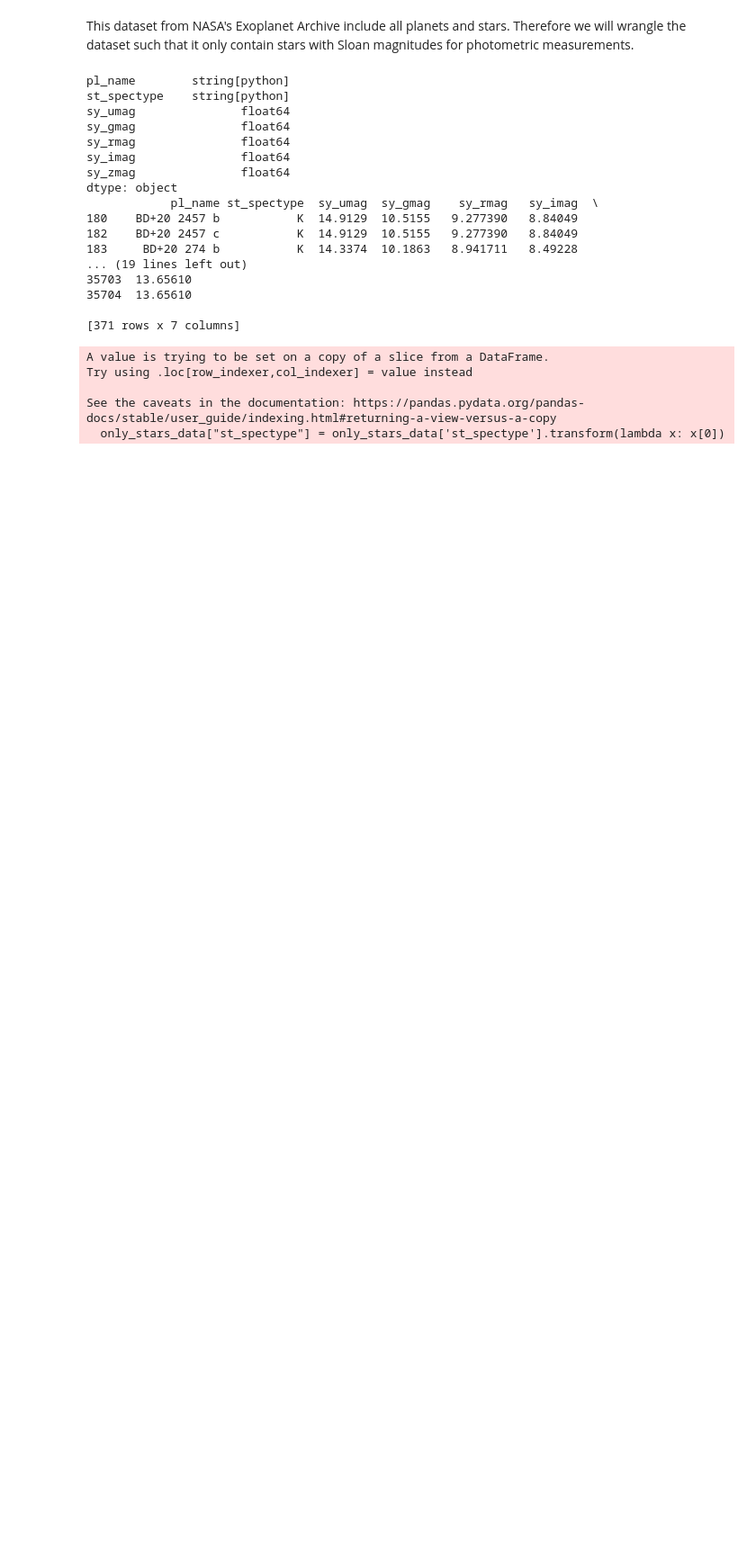
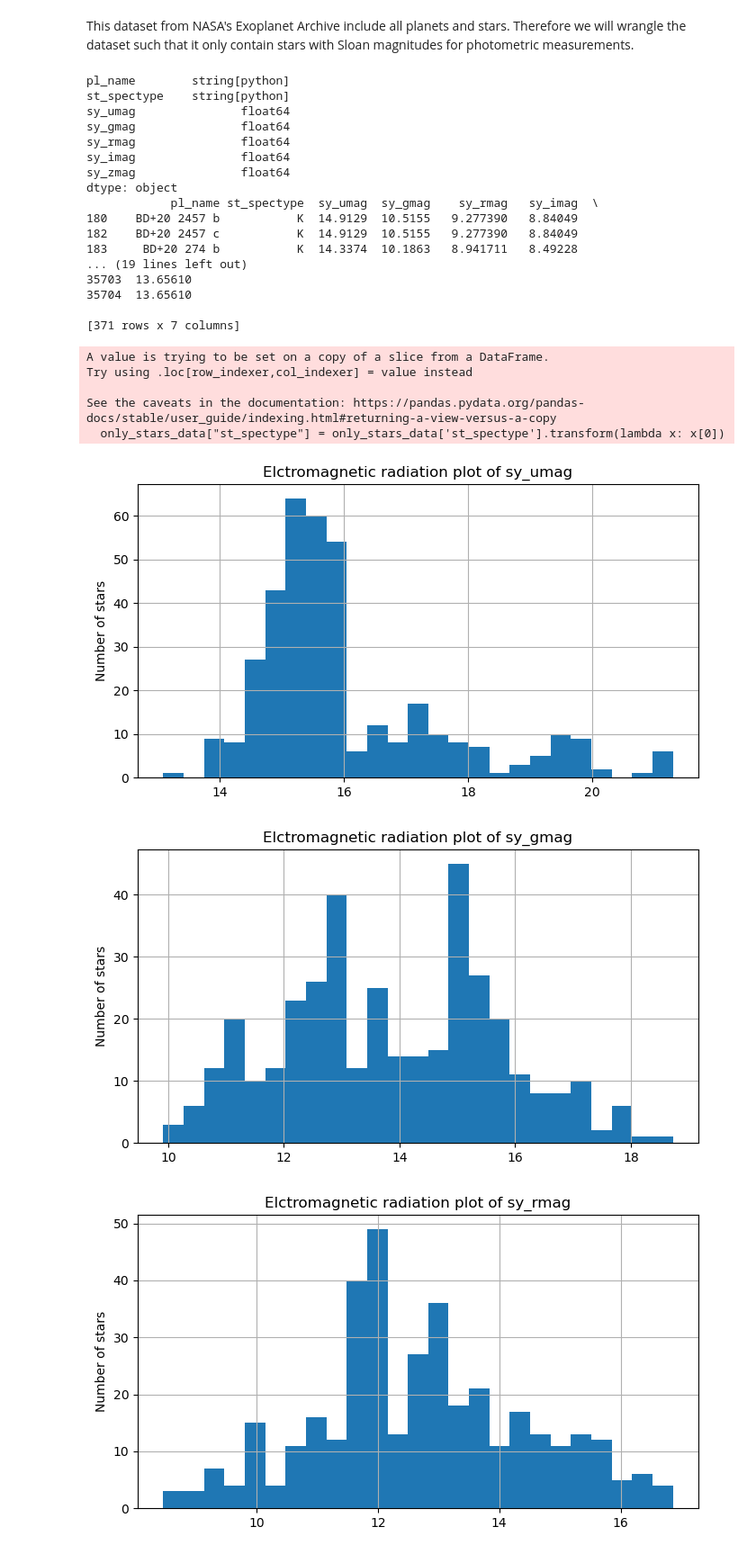
Before and after one commit to DSCI-310-2024/DSC310-Group16-Stellar_Classification, a Jupyter notebook: Spectral_type_classification_report.ipynb, the cells around one changed output. Shown: that part at 90% size. Cells and saved outputs as stored; diff of their text form; code cells hidden in the pictures; blank space fills up the shorter version.

Commit message:
basic Eda visualization with histograms

```diff
--- a/Spectral_type_classification_report.ipynb
+++ b/Spectral_type_classification_report.ipynb
@@ -76,3 +78,25 @@ Try using .loc[row_indexer,col_indexer] = value instead
 
 See the caveats in the documentation: https://pandas.pydata.org/pandas-docs/stable/user_guide/indexing.html#returning-a-view-versus-a-copy
   only_stars_data["st_spectype"] = only_stars_data['st_spectype'].transform(lambda x: x[0])
+# %%
+import matplotlib.pyplot as plt
+
+# Histograms of magnitude features
+mag_cols = ["sy_umag",
+            "sy_gmag",
+            "sy_rmag",
+            "sy_imag",
+            "sy_zmag"]
+
+for mag in mag_cols:
+    plt.figure(figsize=(15, 10))
+    only_stars_data[mag].hist(bins=25, figsize=(7, 4))
+    plt.ylabel('Magnitude of radiation (nm)')
+    plt.ylabel('Number of stars')
+    plt.title('Elctromagnetic radiation plot of ' + mag)
+    plt.tight_layout()
+    plt.show
+# %% [output]
+[figure, added]
+[figure, added]
+[figure, added]
```
Also changed, not shown: parts of 2 cells of this notebook.
